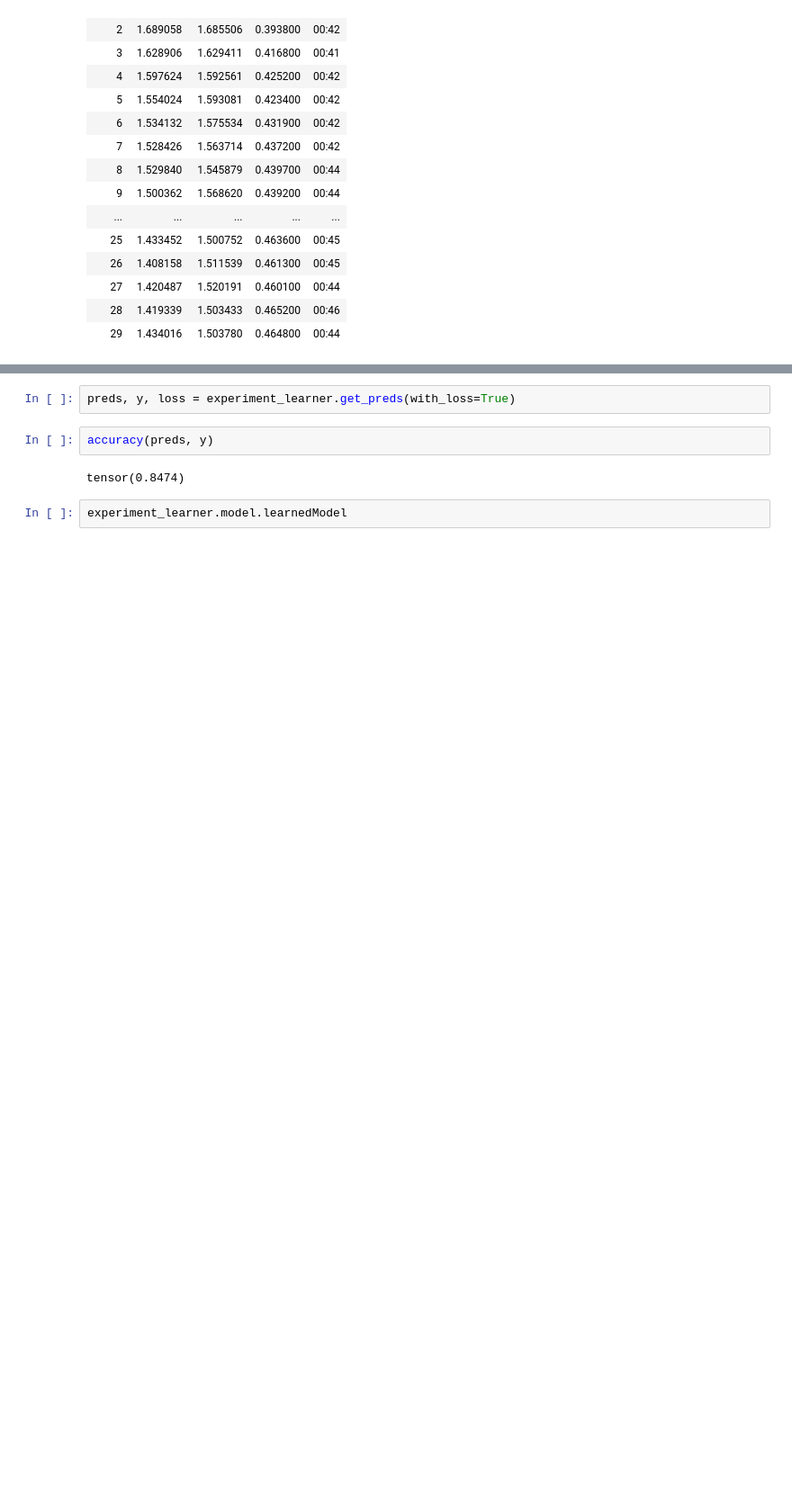
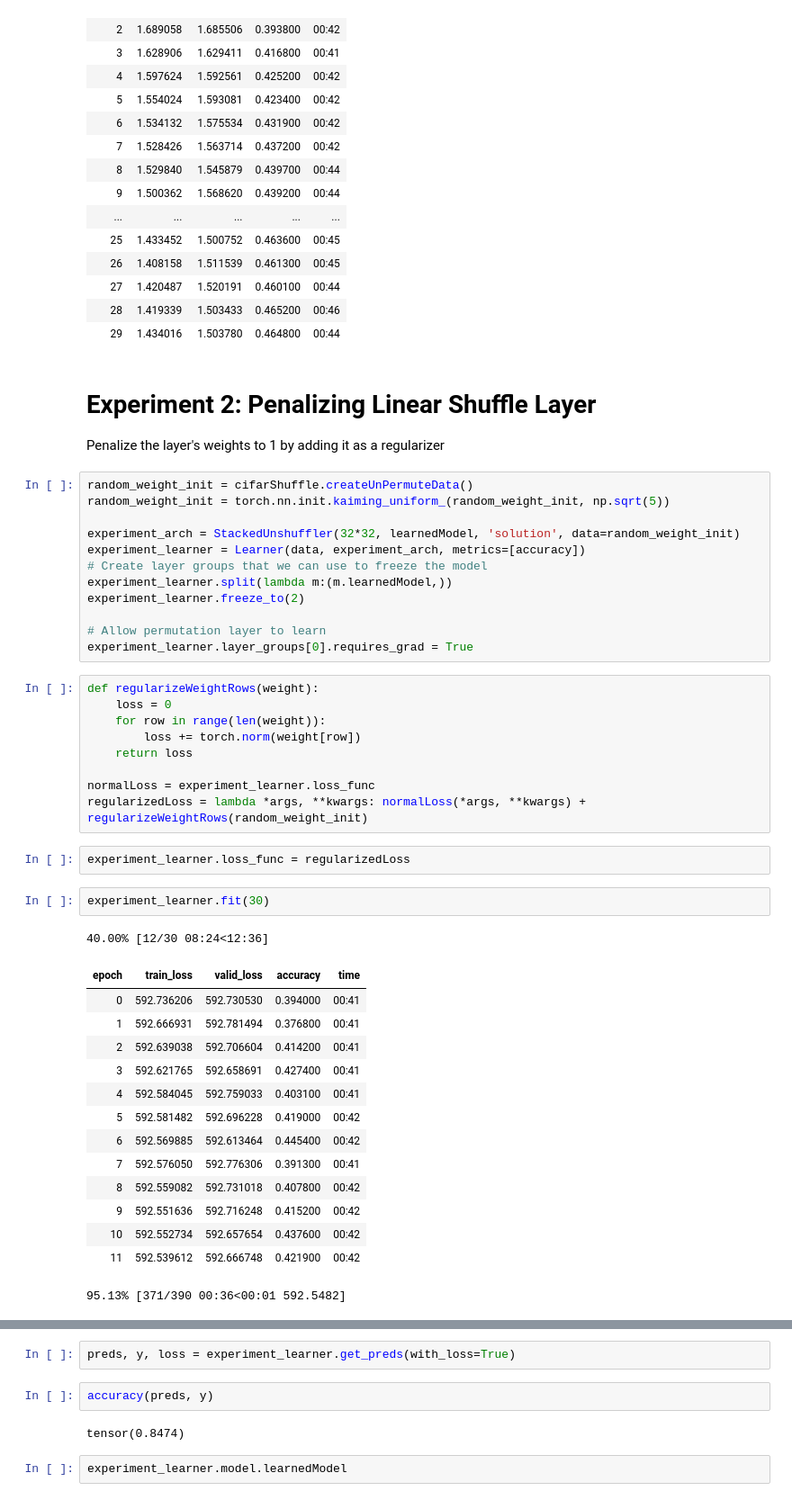
Before and after one commit to ngundotra/topology-research, a Jupyter notebook: UnshufflingCIFAR10.ipynb, the cells around one changed output, grey strips where cells are left out. Shown: that part at 90% size. Cells and saved outputs as stored; diff of their text form; blank space fills up the shorter version.

Commit message:
Save L2 constraint experiment

```diff
--- a/UnshufflingCIFAR10.ipynb
+++ b/UnshufflingCIFAR10.ipynb
@@ -242,3 +238,48 @@ experiment_learner.fit(30)
 | 27 | 1.420487 | 1.520191 | 0.460100 | 00:44 |
 | 28 | 1.419339 | 1.503433 | 0.465200 | 00:46 |
 | 29 | 1.434016 | 1.503780 | 0.464800 | 00:44 |
+# %% [markdown]
+# Experiment 2: Penalizing Linear Shuffle Layer
+
+Penalize the layer's weights to 1 by adding it as a regularizer
+# %%
+random_weight_init = cifarShuffle.createUnPermuteData()
+random_weight_init = torch.nn.init.kaiming_uniform_(random_weight_init, np.sqrt(5))
+
+experiment_arch = StackedUnshuffler(32*32, learnedModel, 'solution', data=random_weight_init)
+experiment_learner = Learner(data, experiment_arch, metrics=[accuracy])
+# Create layer groups that we can use to freeze the model
+experiment_learner.split(lambda m:(m.learnedModel,))
+experiment_learner.freeze_to(2)
+
+# Allow permutation layer to learn
+experiment_learner.layer_groups[0].requires_grad = True
+# %%
+def regularizeWeightRows(weight):
+    loss = 0
+    for row in range(len(weight)):
+        loss += torch.norm(weight[row])
+    return loss
+
+normalLoss = experiment_learner.loss_func
+regularizedLoss = lambda *args, **kwargs: normalLoss(*args, **kwargs) + regularizeWeightRows(random_weight_init)
+# %%
+experiment_learner.loss_func = regularizedLoss
+# %%
+experiment_learner.fit(30)
+# %% [output]
+40.00% [12/30 08:24<12:36]
+| epoch | train_loss | valid_loss | accuracy | time |
+| 0 | 592.736206 | 592.730530 | 0.394000 | 00:41 |
+| 1 | 592.666931 | 592.781494 | 0.376800 | 00:41 |
+| 2 | 592.639038 | 592.706604 | 0.414200 | 00:41 |
+| 3 | 592.621765 | 592.658691 | 0.427400 | 00:41 |
+| 4 | 592.584045 | 592.759033 | 0.403100 | 00:41 |
+| 5 | 592.581482 | 592.696228 | 0.419000 | 00:42 |
+| 6 | 592.569885 | 592.613464 | 0.445400 | 00:42 |
+| 7 | 592.576050 | 592.776306 | 0.391300 | 00:41 |
+| 8 | 592.559082 | 592.731018 | 0.407800 | 00:42 |
+| 9 | 592.551636 | 592.716248 | 0.415200 | 00:42 |
+| 10 | 592.552734 | 592.657654 | 0.437600 | 00:42 |
+| 11 | 592.539612 | 592.666748 | 0.421900 | 00:42 |
+95.13% [371/390 00:36<00:01 592.5482]
```
Also changed, not shown: parts of 4 cells of this notebook.
